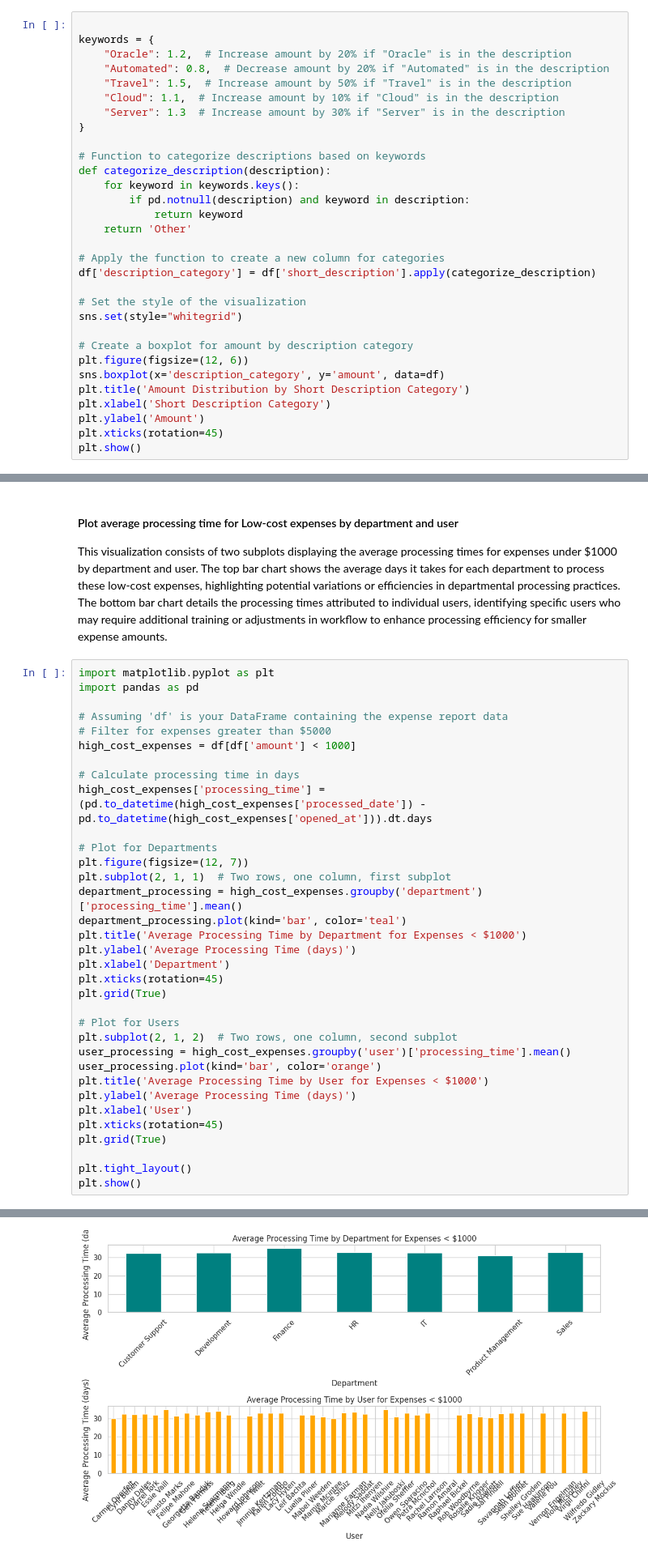
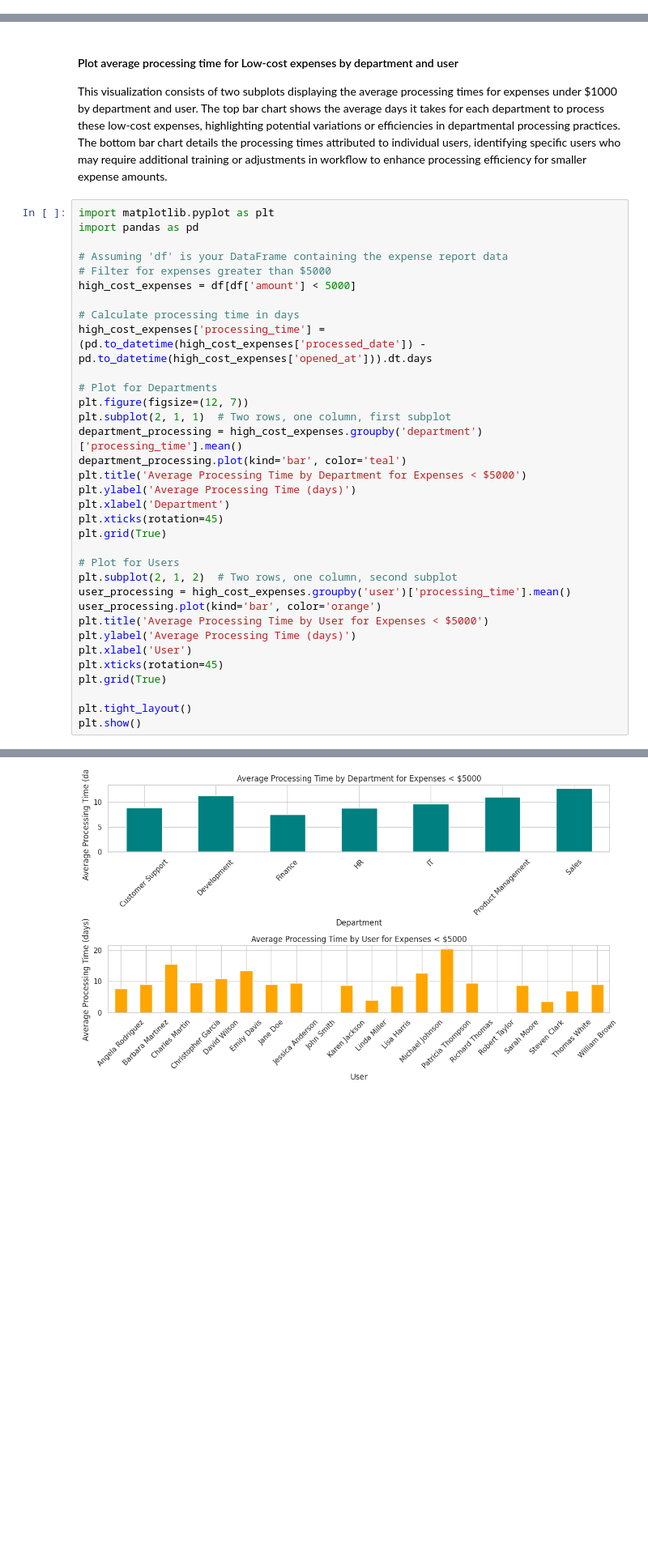
Before and after one commit to ServiceNow/insight-bench, a Jupyter notebook: data/notebooks/flag-39.ipynb, the cells around one changed output, grey strips where cells are left out. Shown: that part at 81% size. Drawn from its saved outputs; the diff is of its cells as text; blank space fills up the shorter version.

```diff
--- a/data/notebooks/flag-39.ipynb
+++ b/data/notebooks/flag-39.ipynb
@@ -210,31 +203,0 @@ These components are designed to prompt an analysis focused on the correlation b
-# %%
-
-keywords = {
-    "Oracle": 1.2,  # Increase amount by 20% if "Oracle" is in the description
-    "Automated": 0.8,  # Decrease amount by 20% if "Automated" is in the description
-    "Travel": 1.5,  # Increase amount by 50% if "Travel" is in the description
-    "Cloud": 1.1,  # Increase amount by 10% if "Cloud" is in the description
-    "Server": 1.3  # Increase amount by 30% if "Server" is in the description
-}
-
-# Function to categorize descriptions based on keywords
-def categorize_description(description):
-    for keyword in keywords.keys():
-        if pd.notnull(description) and keyword in description:
-            return keyword
-    return 'Other'
-
-# Apply the function to create a new column for categories
-df['description_category'] = df['short_description'].apply(categorize_description)
-
-# Set the style of the visualization
-sns.set(style="whitegrid")
-
-# Create a boxplot for amount by description category
-plt.figure(figsize=(12, 6))
-sns.boxplot(x='description_category', y='amount', data=df)
-plt.title('Amount Distribution by Short Description Category')
-plt.xlabel('Short Description Category')
-plt.ylabel('Amount')
-plt.xticks(rotation=45)
-plt.show()
@@ -381,40 +303,40 @@ import pandas as pd
 
 # Assuming 'df' is your DataFrame containing the expense report data
 # Filter for expenses greater than $5000
-high_cost_expenses = df[df['amount'] < 1000]
+high_cost_expenses = df[df['amount'] < 5000]
 
 # Calculate processing time in days
 high_cost_expenses['processing_time'] = (pd.to_datetime(high_cost_expenses['processed_date']) - pd.to_datetime(high_cost_expenses['opened_at'])).dt.days
 
 # Plot for Departments
 plt.figure(figsize=(12, 7))
 plt.subplot(2, 1, 1)  # Two rows, one column, first subplot
 department_processing = high_cost_expenses.groupby('department')['processing_time'].mean()
 department_processing.plot(kind='bar', color='teal')
-plt.title('Average Processing Time by Department for Expenses < $1000')
+plt.title('Average Processing Time by Department for Expenses < $5000')
 plt.ylabel('Average Processing Time (days)')
 plt.xlabel('Department')
 plt.xticks(rotation=45)
 plt.grid(True)
 
 # Plot for Users
 plt.subplot(2, 1, 2)  # Two rows, one column, second subplot
 user_processing = high_cost_expenses.groupby('user')['processing_time'].mean()
 user_processing.plot(kind='bar', color='orange')
-plt.title('Average Processing Time by User for Expenses < $1000')
+plt.title('Average Processing Time by User for Expenses < $5000')
 plt.ylabel('Average Processing Time (days)')
 plt.xlabel('User')
 plt.xticks(rotation=45)
 plt.grid(True)
 
 plt.tight_layout()
 plt.show()
 # %% [output]
 A value is trying to be set on a copy of a slice from a DataFrame.
 Try using .loc[row_indexer,col_indexer] = value instead
 
 See the caveats in the documentation: https://pandas.pydata.org/pandas-docs/stable/user_guide/indexing.html#returning-a-view-versus-a-copy
   high_cost_expenses['processing_time'] = (pd.to_datetime(high_cost_expenses['processed_date']) - pd.to_datetime(high_cost_expenses['opened_at'])).dt.days
-[figure, old version]
+[figure, new version]
 # %% [markdown]
 #### Generate JSON Description for the Insight
```
Also changed, not shown: parts of 14 cells of this notebook, 7 other files.
